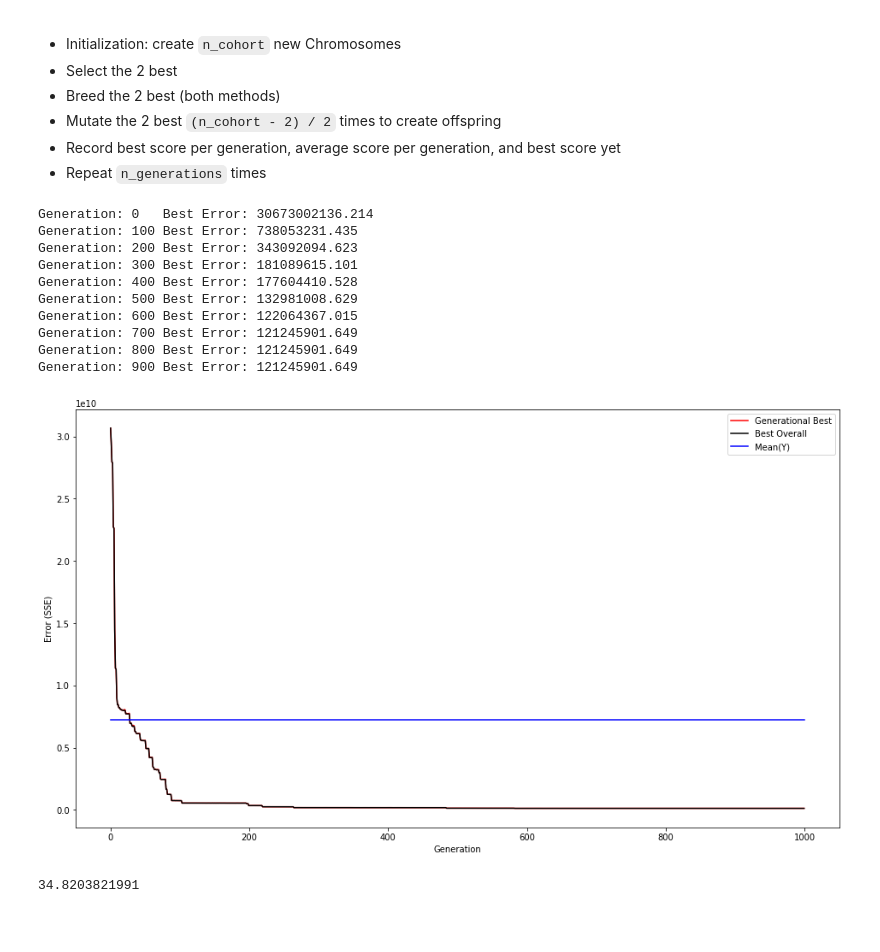
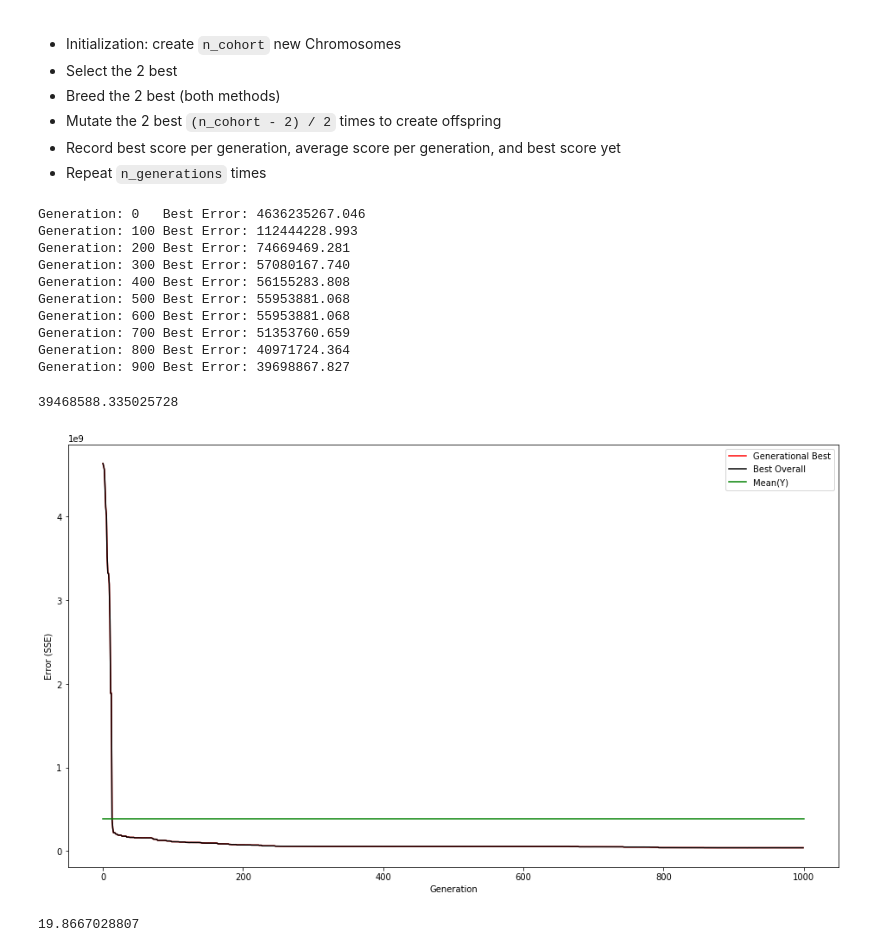
Before and after one commit to damiansp/neuralNet, a Jupyter notebook: geneuralnetic/Geneural_Netic.ipynb, the cells around one changed output. Cells and saved outputs as stored; diff of their text form; code cells hidden in the pictures; blank space fills up the shorter version.

Commit message:
allowed different matrix initialization; updated test run with new params

```diff
--- a/geneuralnetic/Geneural_Netic.ipynb
+++ b/geneuralnetic/Geneural_Netic.ipynb
@@ -24,7 +24,7 @@ def generate_data(n = 100000):
     c = 10 * np.random.random(n) + 10
     d = 10 * np.random.random(n) + 10
     X = np.column_stack((a, b, c, d))
-    Y = (7 + 3 * a ** 2 + np.sin(b) - c * b - d ** -a + np.log(c) +
+    Y = (7 + 0.3 * a ** 0.87 + np.sin(b) - c * b - d ** -a + np.log(c) +
          10 * np.random.randn(n))
     return X, Y
 # %%
@@ -132,6 +132,7 @@ class Chromosome:
         self.D = D
         self.M = M
         self.K = K
+        self.activation = None
         self.use_activation = use_activation
         if parent:
             self.W1 = self.mutate(parent.W1, self.mutation_rate)
@@ -161,13 +162,32 @@ class Chromosome:
             'D: %d\tM: %d\tK: %d\nActivation: %s\nW1:\n%r\nW2:\n%r'
             %(self.D, self.M, self.K, self.activation, self.W1, self.W2))
 
-    def init_matrix(self, I, J, to_Y = False, previous_mat = None):
-        '''Create an I x J matrix of 0s with a single 1'''
-        mat = np.zeros([I, J])
-        self.mutate(mat,
-                    self.mutation_rate,
-                    to_Y = to_Y,
-                    previous_mat = previous_mat)
+    def init_matrix(self,
+                    I,
+                    J,
+                    to_Y = False,
+                    previous_mat = None,
+                    method = 'Xavier_normal'):
+        '''Create an I x J matrix initiatied according to "method"'''
+        sigma = np.sqrt(2 / (I + J))
+        range_bound  = np.sqrt(6 / (I + J))
+
+        if method == 'Xavier_normal':
+            mat = np.random.normal(scale = sigma, size = (I , J))
+        elif method == 'Xavier_uniform':
+            mat = np.random.uniform(
+                -range_nbound, range_bound, size = (I, J))
+        elif method == 'Simple':
+            mat = np.zeros([I, J])
+            self.mutate(mat,
+                        self.mutation_rate,
+                        to_Y = to_Y,
+                        previous_mat = previous_mat)
+        if method != 'Simple':
+            if self.activation == 'tanh':
+                mat *= 4
+            elif self.activation == 'relu':
+                mat *= np.sqrt(2)
         return mat
 
     def mutate(self,
@@ -501,32 +519,37 @@ run = genetic(generations = n_generations,
               M = M,
               K = K)
 # %% [output]
-Generation: 0   Best Error: 30673002136.214
-Generation: 100 Best Error: 738053231.435
-Generation: 200 Best Error: 343092094.623
-Generation: 300 Best Error: 181089615.101
-Generation: 400 Best Error: 177604410.528
-Generation: 500 Best Error: 132981008.629
-Generation: 600 Best Error: 122064367.015
-Generation: 700 Best Error: 121245901.649
-Generation: 800 Best Error: 121245901.649
-Generation: 900 Best Error: 121245901.649
+Generation: 0   Best Error: 4636235267.046
+Generation: 100 Best Error: 112444228.993
+Generation: 200 Best Error: 74669469.281
+Generation: 300 Best Error: 57080167.740
+Generation: 400 Best Error: 56155283.808
+Generation: 500 Best Error: 55953881.068
+Generation: 600 Best Error: 55953881.068
+Generation: 700 Best Error: 51353760.659
+Generation: 800 Best Error: 40971724.364
+Generation: 900 Best Error: 39698867.827
+# %%
+run['best_yet'][-1]
+# %% [output]
+39468588.335025728
 # %%
-# Best seen: 121245901.649
+# Best seen: 39468588.335
 plt.plot(run['best_per_generation'], 'r', label = 'Generational Best');
 #plt.plot(run['median_per_generation'], 'b', label = 'Generation Median');
 plt.plot(run['best_yet'], 'k', label = 'Best Overall');
 plt.xlabel('Generation');
 plt.ylabel('Error (SSE)');
 plt.plot(
-    [0, n_generations], [base_mean, base_mean], 'b-', label = 'Mean(Y)');
+    [0, n_generations], [base_mean, base_mean], 'g-', label = 'Mean(Y)');
 plt.legend(loc = 'best');
 # %% [output]
-[figure, old version]
+[figure, new version]
-# %%
-print(np.sqrt(121245901.649 / 100000))
-# %% [output]
-34.8203821991
+# %%
+# Average error per data point
+print(np.sqrt(run['best_yet'][-1] / 100000))
+# %% [output]
+19.8667028807
 # %%
 print(run['best'])
 # %% [output]
```
Also changed, not shown: parts of 10 cells of this notebook.
